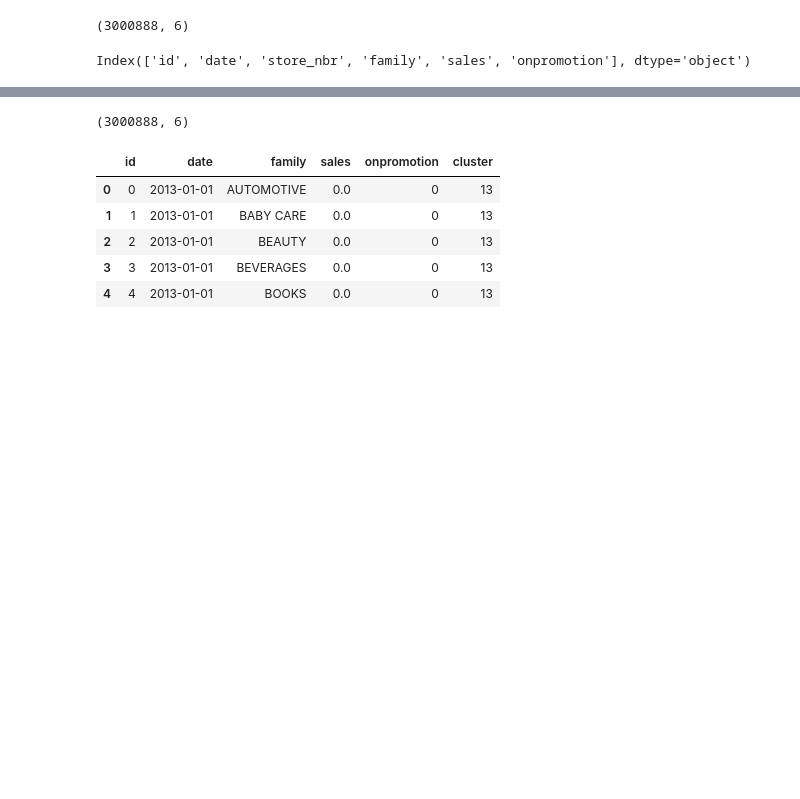
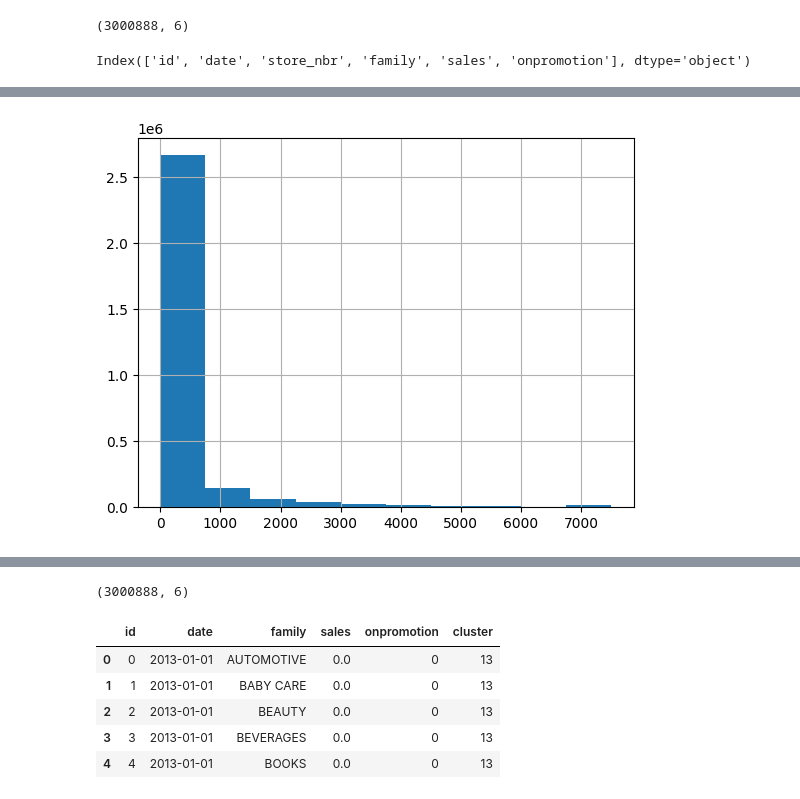
Before and after one commit to tomaszbk/time_series__sales_forecasting_ml, a Jupyter notebook: EDA.ipynb, the cells around one changed output, grey strips where cells are left out. Cells and saved outputs as stored; diff of their text form; code cells hidden in the pictures; blank space fills up the shorter version.

```diff
--- a/EDA.ipynb
+++ b/EDA.ipynb
@@ -22,0 +23,7 @@ train_data.groupby('family')[['sales']].max().boxplot()
+# %%
+import matplotlib.pyplot as plt
+
+train_data.sales.hist()
+plt.show()
+# %% [output]
+[figure, added]
```
Also changed, not shown: parts of 3 cells of this notebook, 2 other files.
